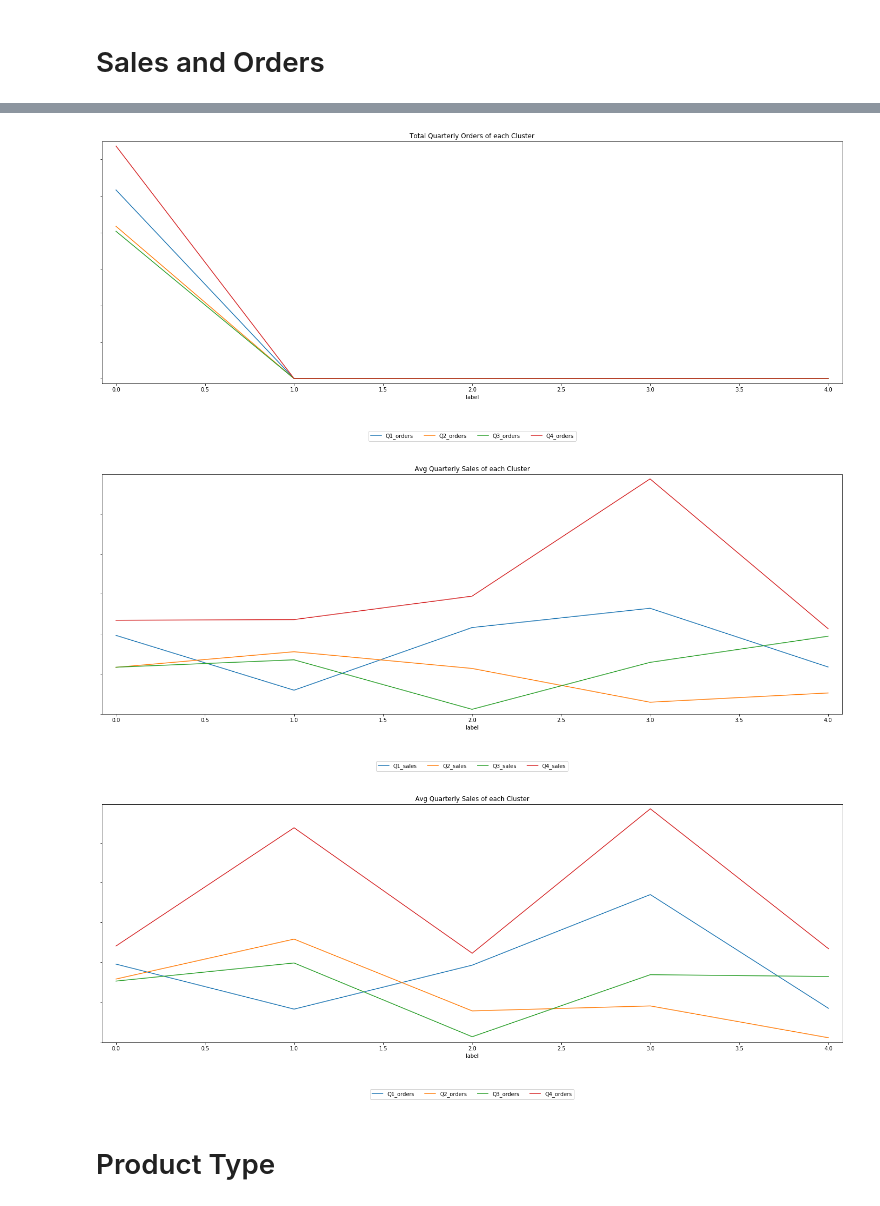
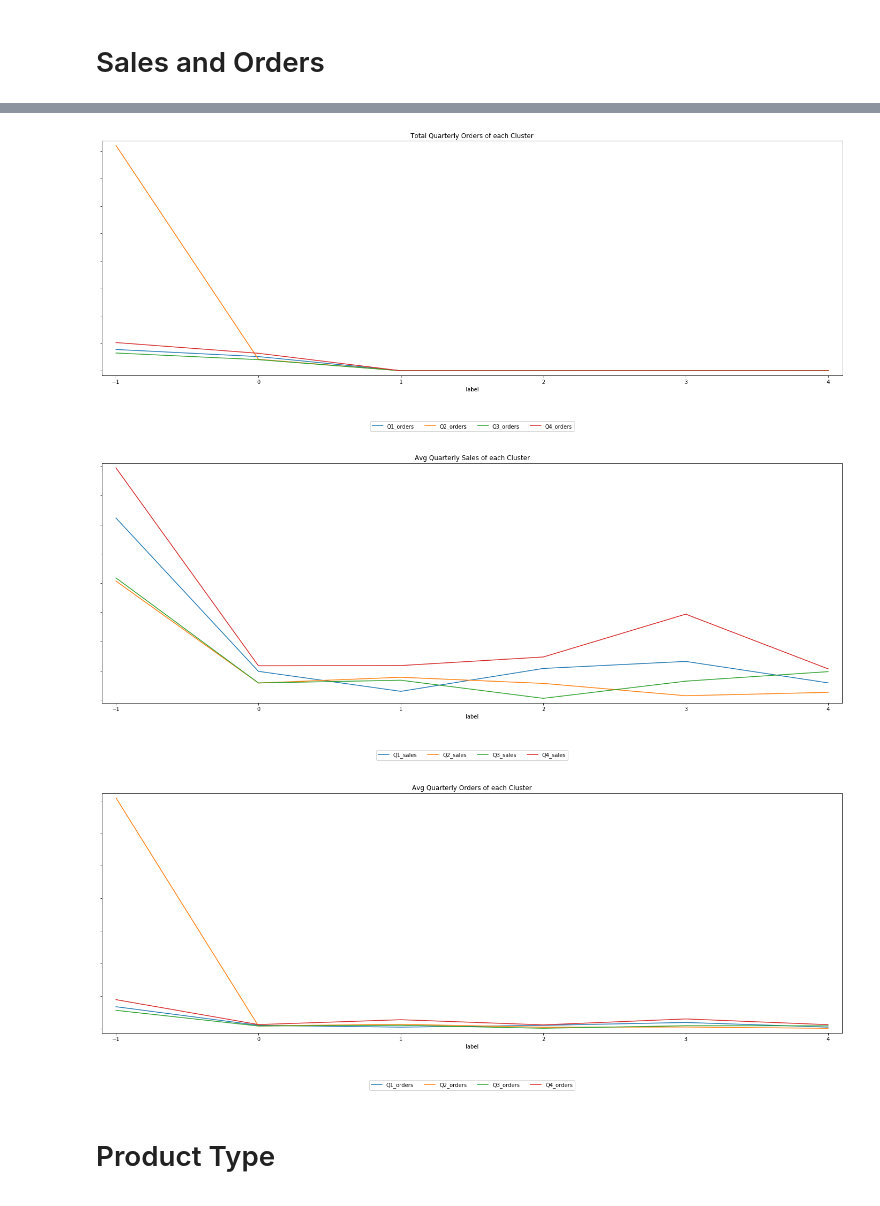
Before and after one commit to wsjk/Capstone_2, a Jupyter notebook: notebooks/analyze_clusters.ipynb, the cells around one changed output, grey strips where cells are left out. Cells and saved outputs as stored; diff of their text form; code cells hidden in the pictures.

```diff
--- a/notebooks/analyze_clusters.ipynb
+++ b/notebooks/analyze_clusters.ipynb
@@ -55,9 +55,9 @@ for i in range(len(labels)):
 # %% [markdown]
 # Aggregated Data
 # %%
-combined_sum = combined.groupby('label').agg({i: 'sum' for i in combined.columns if i not in['customer_id','country','state','zip','label']}).drop(-1)
+combined_sum = combined.groupby('label').agg({i: 'sum' for i in combined.columns if i not in['customer_id','country','state','zip','label']})
 # %%
-combined_avg = combined.groupby('label').agg({i: 'mean' for i in combined.columns if i not in['customer_id','country','state','zip','label']}).drop(-1)
+combined_avg = combined.groupby('label').agg({i: 'mean' for i in combined.columns if i not in['customer_id','country','state','zip','label']})
 # %% [markdown]
 # Sales and Orders
 # %%
@@ -77,7 +77,7 @@ _ = plt.legend(ncol=15, loc='lower center', bbox_to_anchor=(0.5, -0.25))
 _ = plt.title('Total Quarterly Orders of each Cluster')
 _ = ax.set_yticklabels([])
 # %% [output]
-[figure, old version]
+[figure, new version]
 # %%
 ax = combined_avg[[i for i in combined_sum.columns if 'sales' in i]].plot(figsize=(20,7))
 _ = plt.tight_layout()
@@ -86,16 +86,16 @@ _ = plt.legend(ncol=15, loc='lower center', bbox_to_anchor=(0.5, -0.25))
 _ = plt.title('Avg Quarterly Sales of each Cluster')
 _ = ax.set_yticklabels([])
 # %% [output]
-[figure, old version]
+[figure, new version]
 # %%
 ax = combined_avg[[i for i in combined_sum.columns if 'orders' in i]].plot(figsize=(20,7))
 _ = plt.tight_layout()
 _ = plt.margins(0.02)
 _ = plt.legend(ncol=15, loc='lower center', bbox_to_anchor=(0.5, -0.25))
-_ = plt.title('Avg Quarterly Sales of each Cluster')
+_ = plt.title('Avg Quarterly Orders of each Cluster')
 _ = ax.set_yticklabels([])
 # %% [output]
-[figure, old version]
+[figure, new version]
 # %% [markdown]
 # Product Type
 # %%
```
Also changed, not shown: parts of 8 cells of this notebook, 10 other files.
